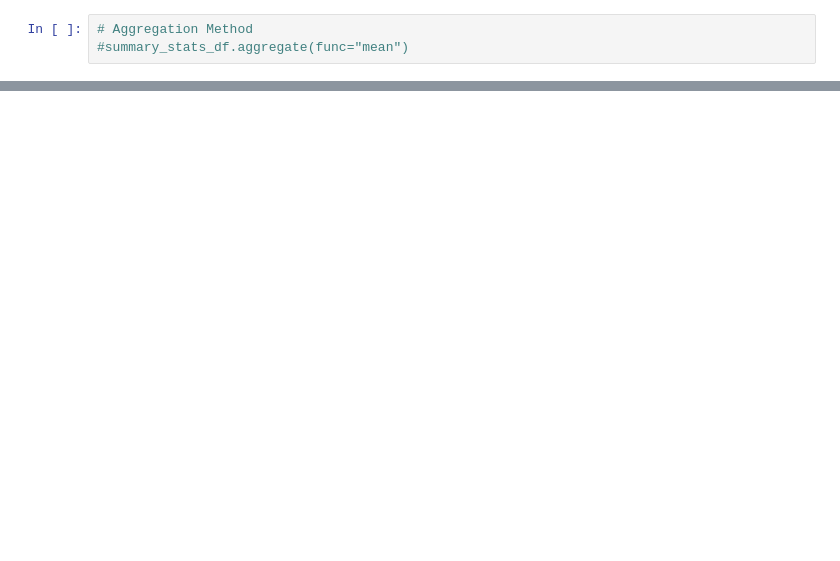
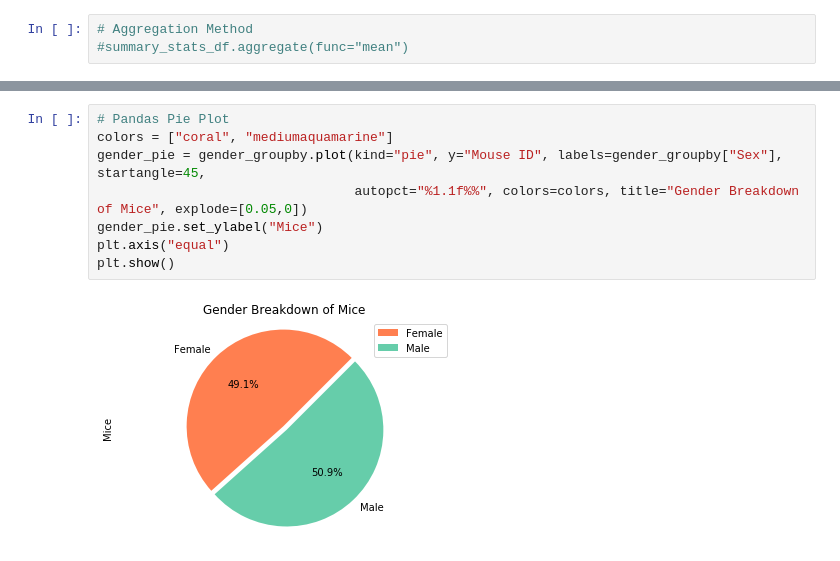
Before and after one commit to juliabrunett/matplotlib-challenge, a Jupyter notebook: Pymaceuticals/pymaceuticals.ipynb, the cells around one changed output, grey strips where cells are left out. Cells and saved outputs as stored; diff of their text form; blank space fills up the shorter version.

```diff
--- a/Pymaceuticals/pymaceuticals.ipynb
+++ b/Pymaceuticals/pymaceuticals.ipynb
@@ -207,0 +232,10 @@ summary_stats_df
+# %%
+# Pandas Pie Plot
+colors = ["coral", "mediumaquamarine"]
+gender_pie = gender_groupby.plot(kind="pie", y="Mouse ID", labels=gender_groupby["Sex"], startangle=45,
+                                 autopct="%1.1f%%", colors=colors, title="Gender Breakdown of Mice", explode=[0.05,0])
+gender_pie.set_ylabel("Mice")
+plt.axis("equal")
+plt.show()
+# %% [output]
+[figure, added]
```
Also changed, not shown: parts of 12 cells of this notebook.
